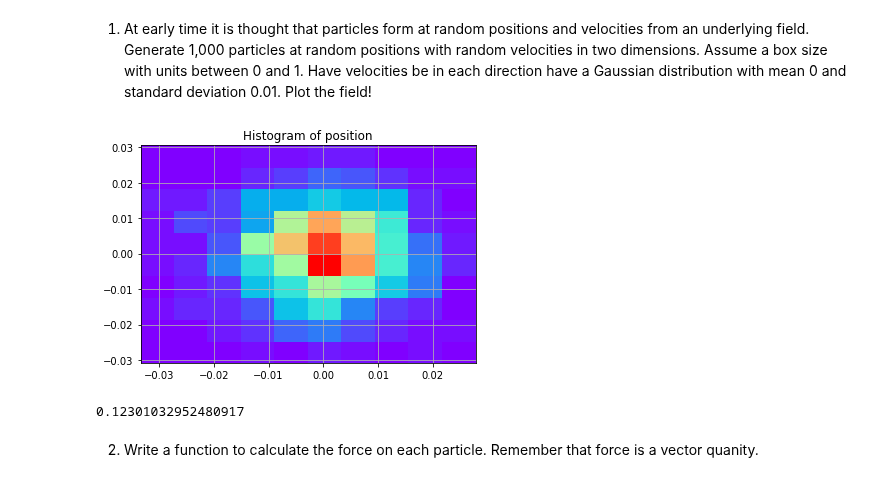
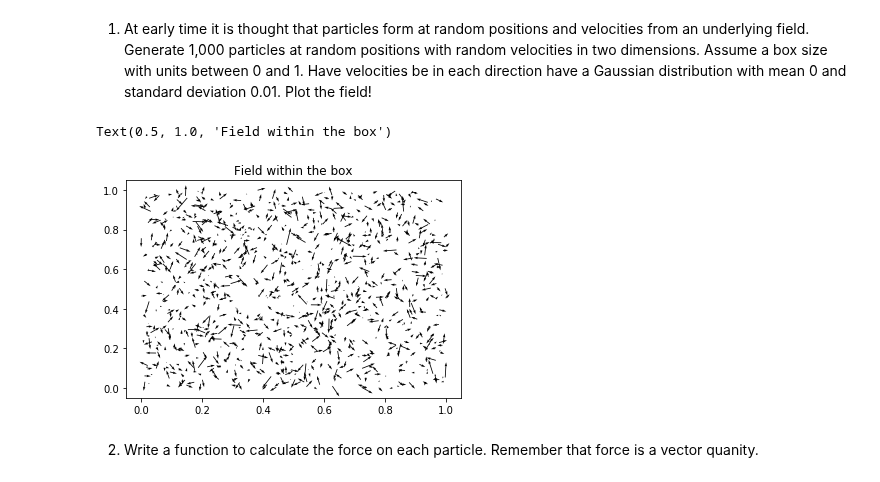
Before and after one commit to ShengJunHui/Homeworks, a Jupyter notebook: PS2/matplotlib_numpy.ipynb, the cells around one changed output. Saved outputs shown, nothing was run; the diff lists cells and outputs as text; code cells hidden in the pictures.

```diff
--- a/PS2/matplotlib_numpy.ipynb
+++ b/PS2/matplotlib_numpy.ipynb
@@ -249,18 +248,17 @@ $$F_G = k m_1 m_2 /r^2$$
 # %%
 import numpy as np
 import matplotlib.pylab as plt
 
-loc= np.array([random.normal(0, 0.01, 1000),random.normal(0, 0.01, 1000)])
-_= plt.hist2d(loc[0], loc[1], cmap="rainbow")
+x= np.random.random(1000)
+y= np.random.random(1000)
+u= np.random.normal(0, 0.01, 1000)
+v= np.random.normal(0, 0.01, 1000)
 
-plt.title("Histogram of position")
-plt.grid()
+# plotting the field: (x,y) is the location; (u,v) is the velocity direction
+plt.quiver(x, y, u, v)
+plt.title("Field within the box")
 # %% [output]
+Text(0.5, 1.0, 'Field within the box')
-[figure, old version]
+[figure, new version]
-# %%
-loc= np.array([np.random.rand(), np.random.rand()])
-loc[1]
-# %% [output]
-0.12301032952480917
 # %% [markdown]
 2) Write a function to calculate the force on each particle. Remember that force is a vector quanity.
```
Also changed, not shown: parts of 5 cells of this notebook.
